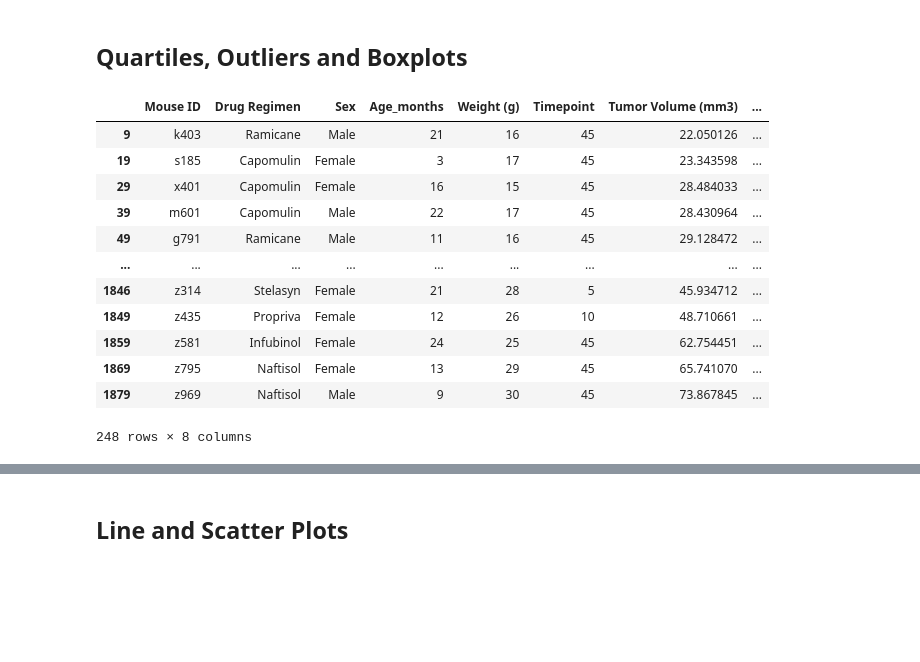
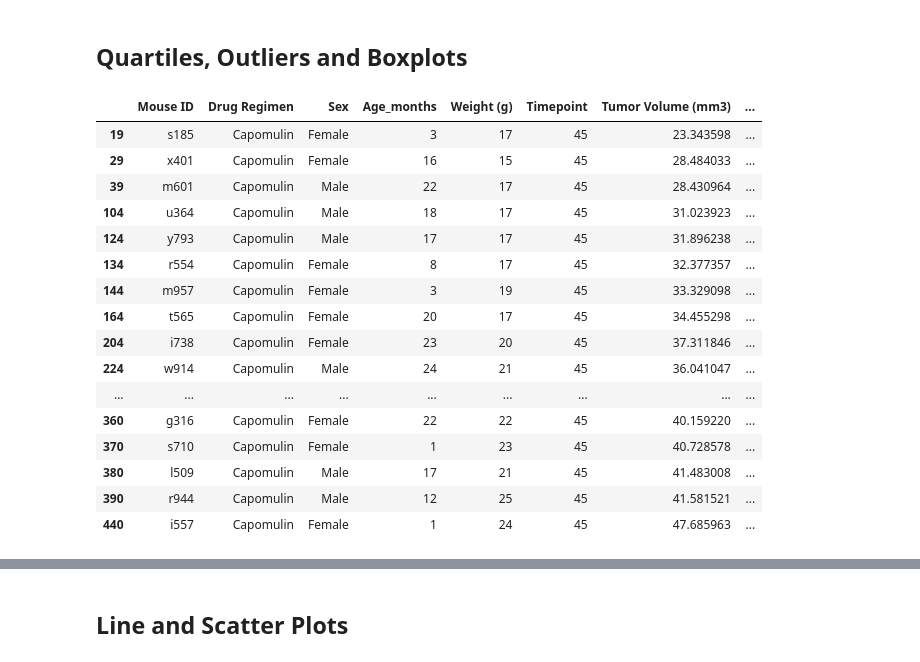
Before and after one commit to YHuang7802/Matplotlib-Challenge, a Jupyter notebook: pymaceuticals_starter-answers.ipynb, the cells around one changed output, grey strips where cells are left out. Saved outputs shown, nothing was run; the diff lists cells and outputs as text; code cells hidden in the pictures; blank space fills up the shorter version.

```diff
--- a/pymaceuticals_starter-answers.ipynb
+++ b/pymaceuticals_starter-answers.ipynb
@@ -52,5 +52,6 @@ dtype: int64
 # Getting the duplicate mice by ID number that shows up for Mouse ID and Timepoint.
 dup_data = combined[combined.duplicated(['Mouse ID', 'Timepoint'])]
 
-dup_data
+bad_mouse = dup_data["Mouse ID"].unique()
+bad_mouse[0]
 # %% [output]
@@ -84,7 +80,7 @@ dup_mouse
 | g989 | Propriva | Female | 21 | 26 | 35 | 62.570880 | 2 |
 # %%
 # Create a clean DataFrame by dropping the duplicate mouse by its ID.
-drop_dup_mouse = indexmouse.drop("g989")
+drop_dup_mouse = indexmouse.drop(bad_mouse[0])
 
 drop_dup_mouse
 # %% [output]
@@ -248,26 +244,32 @@ plt.show
 # %%
 # Calculate the final tumor volume of each mouse across four of the treatment regimens:
 # Capomulin, Ramicane, Infubinol, and Ceftamin
 
 # Start by getting the last (greatest) timepoint for each mouse
-
-tumor_dup = mouse_data.duplicated(subset =["Mouse ID"], keep="last")
-# tumor_dup
+all_drug_data = mouse_data[mouse_data["Drug Regimen"]== "Capomulin"]
+tp_data = all_drug_data["Timepoint"].max()
 
 # keeping the last timepoint
-final_time = mouse_data.drop_duplicates(subset =["Mouse ID"], keep="last")
-final_time
+#final time point for Capomulin
+max_cap = all_drug_data[all_drug_data["Timepoint"] == tp_data]
+max_cap
+
+# Merge this group df with the original dataframe to get the tumor volume at the last timepoint
 # %% [output]
 |  | Mouse ID | Drug Regimen | Sex | Age_months | Weight (g) | Timepoint | Tumor Volume (mm3) | ... |
-| 9 | k403 | Ramicane | Male | 21 | 16 | 45 | 22.050126 | ... |
 | 19 | s185 | Capomulin | Female | 3 | 17 | 45 | 23.343598 | ... |
 | 29 | x401 | Capomulin | Female | 16 | 15 | 45 | 28.484033 | ... |
 | 39 | m601 | Capomulin | Male | 22 | 17 | 45 | 28.430964 | ... |
-| 49 | g791 | Ramicane | Male | 11 | 16 | 45 | 29.128472 | ... |
+| 104 | u364 | Capomulin | Male | 18 | 17 | 45 | 31.023923 | ... |
+| 124 | y793 | Capomulin | Male | 17 | 17 | 45 | 31.896238 | ... |
+| 134 | r554 | Capomulin | Female | 8 | 17 | 45 | 32.377357 | ... |
+| 144 | m957 | Capomulin | Female | 3 | 19 | 45 | 33.329098 | ... |
+| 164 | t565 | Capomulin | Female | 20 | 17 | 45 | 34.455298 | ... |
+| 204 | i738 | Capomulin | Female | 23 | 20 | 45 | 37.311846 | ... |
+| 224 | w914 | Capomulin | Male | 24 | 21 | 45 | 36.041047 | ... |
 | ... | ... | ... | ... | ... | ... | ... | ... | ... |
-| 1846 | z314 | Stelasyn | Female | 21 | 28 | 5 | 45.934712 | ... |
-| 1849 | z435 | Propriva | Female | 12 | 26 | 10 | 48.710661 | ... |
-| 1859 | z581 | Infubinol | Female | 24 | 25 | 45 | 62.754451 | ... |
-| 1869 | z795 | Naftisol | Female | 13 | 29 | 45 | 65.741070 | ... |
-| 1879 | z969 | Naftisol | Male | 9 | 30 | 45 | 73.867845 | ... |
+| 360 | g316 | Capomulin | Female | 22 | 22 | 45 | 40.159220 | ... |
+| 370 | s710 | Capomulin | Female | 1 | 23 | 45 | 40.728578 | ... |
+| 380 | l509 | Capomulin | Male | 17 | 21 | 45 | 41.483008 | ... |
+| 390 | r944 | Capomulin | Male | 12 | 25 | 45 | 41.581521 | ... |
+| 440 | i557 | Capomulin | Female | 1 | 24 | 45 | 47.685963 | ... |
-248 rows × 8 columns
```
Also changed, not shown: parts of 15 cells of this notebook.
